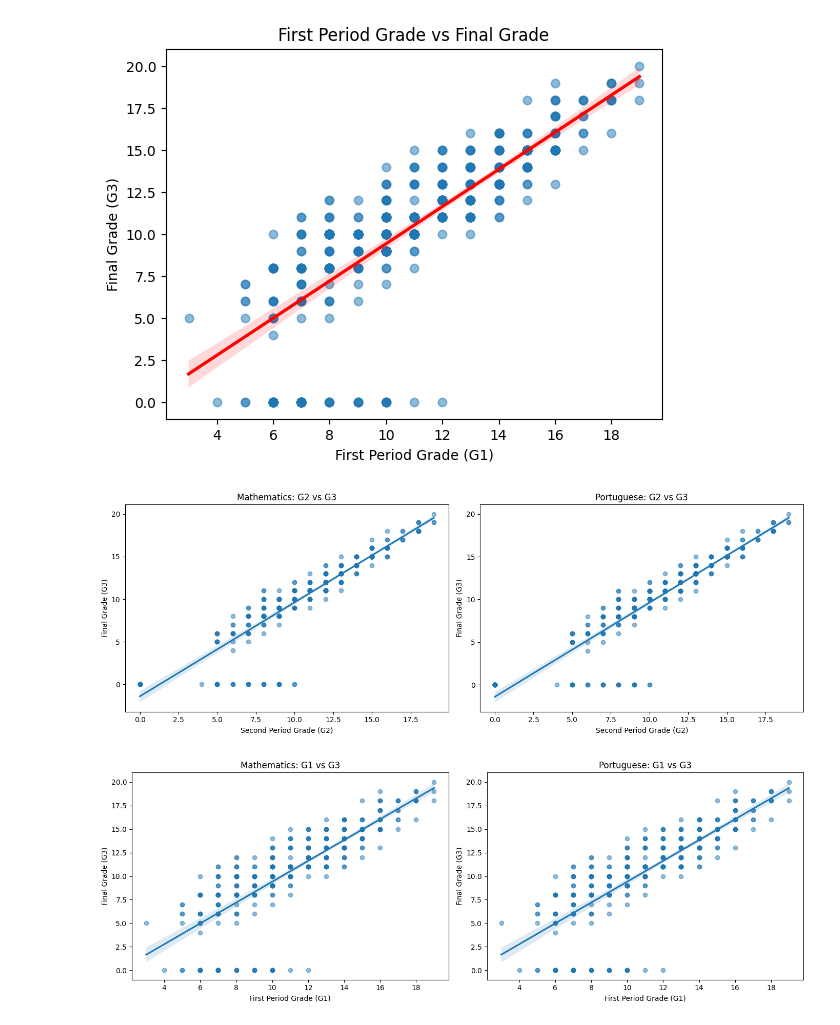
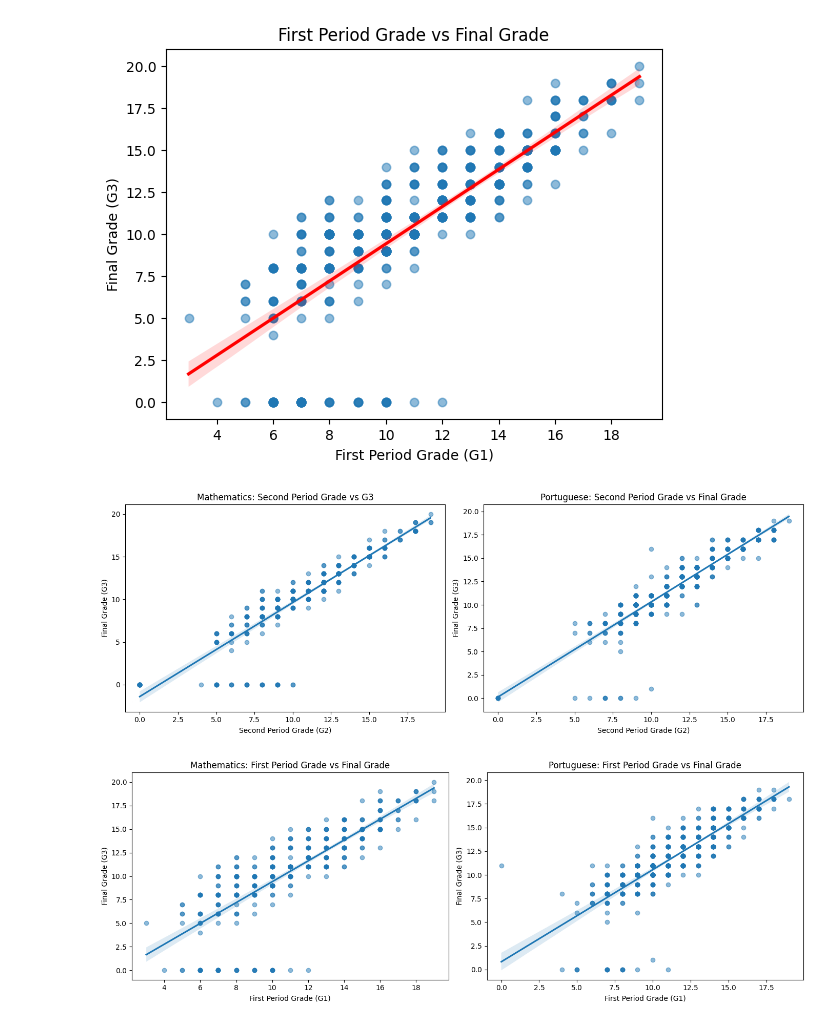
Before and after one commit to tingly-amua/Student-Performance-Analysis, a Jupyter notebook: EDA.ipynb, the cells around one changed output. Cells and saved outputs as stored; diff of their text form; code cells hidden in the pictures.

```diff
--- a/EDA.ipynb
+++ b/EDA.ipynb
@@ -234,11 +234,18 @@ Length: 649, dtype: bool
 ## Data Cleaning
 # %%
 # rename G3 to final grade for ease of understanding
-# G3 - final grade (numeric: from 0 to 20, output target)
 math_df = math_df.rename(columns={'G3': 'final_grade'})
+port_df = port_df.rename(columns={'G3': 'final_grade'})
+
+# rename G2 to second_grade
+math_df = math_df.rename(columns = {'G2': 'second_grade'})
+port_df = port_df.rename(columns = {'G2': 'second_grade'})
+
+# rename G1 to first_grade
+math_df = math_df.rename(columns = {'G1': 'first_grade'})
+port_df = port_df.rename(columns = {'G1': 'first_grade'})
+
 math_df.info()
-
-port_df = math_df.rename(columns={'G3': 'final_grade'})
 port_df.info()
 # %% [output]
 <class 'pandas.core.frame.DataFrame'>
@@ -547,66 +641,67 @@ plt.show()
 # %% [output]
 [figure]
 # %%
+# using subplots for the above code
 fig, axes = plt.subplots(1, 2, figsize=(14, 5))
 
 sns.regplot(
     data=math_df,
-    x='G2',
+    x='second_grade',
     y='final_grade',
     ax=axes[0],
     scatter_kws={'alpha': 0.5}
 )
 
-axes[0].set_title('Mathematics: G2 vs G3')
+axes[0].set_title('Mathematics: Second Period Grade vs G3')
 axes[0].set_xlabel('Second Period Grade (G2)')
 axes[0].set_ylabel('Final Grade (G3)')
 
 
 sns.regplot(
     data=port_df,
-    x='G2',
+    x='second_grade',
     y='final_grade',
     ax=axes[1],
     scatter_kws={'alpha': 0.5}
 )
 
-axes[1].set_title('Portuguese: G2 vs G3')
+axes[1].set_title('Portuguese: Second Period Grade vs Final Grade')
 axes[1].set_xlabel('Second Period Grade (G2)')
 axes[1].set_ylabel('Final Grade (G3)')
 
 plt.tight_layout()
 plt.show()
 # %% [output]
-[figure, old version]
+[figure, new version]
 # %%
 fig, axes = plt.subplots(1, 2, figsize=(14, 5))
 
 sns.regplot(
     data=math_df,
-    x='G1',
+    x='first_grade',
     y='final_grade',
     ax=axes[0],
     scatter_kws={'alpha': 0.5}
 )
 
-axes[0].set_title('Mathematics: G1 vs G3')
+axes[0].set_title('Mathematics: First Period Grade vs Final Grade')
 axes[0].set_xlabel('First Period Grade (G1)')
 axes[0].set_ylabel('Final Grade (G3)')
 
 
 sns.regplot(
     data=port_df,
-    x='G1',
+    x='first_grade',
     y='final_grade',
     ax=axes[1],
     scatter_kws={'alpha': 0.5}
 )
 
-axes[1].set_title('Portuguese: G1 vs G3')
+axes[1].set_title('Portuguese: First Period Grade vs Final Grade')
 axes[1].set_xlabel('First Period Grade (G1)')
 axes[1].set_ylabel('Final Grade (G3)')
 
 plt.tight_layout()
 plt.show()
 # %% [output]
-[figure, old version]
+[figure, new version]
```
Also changed, not shown: parts of 16 cells of this notebook.
